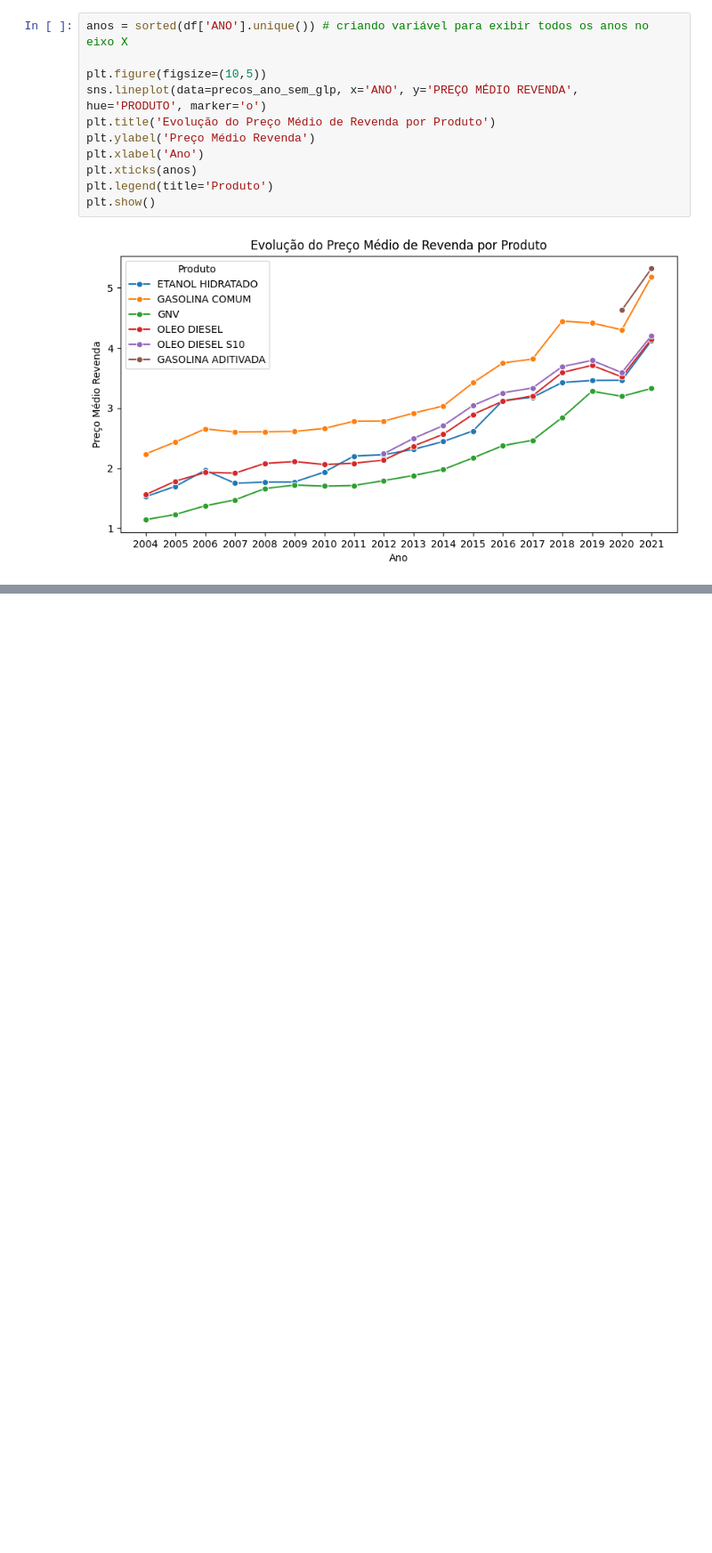
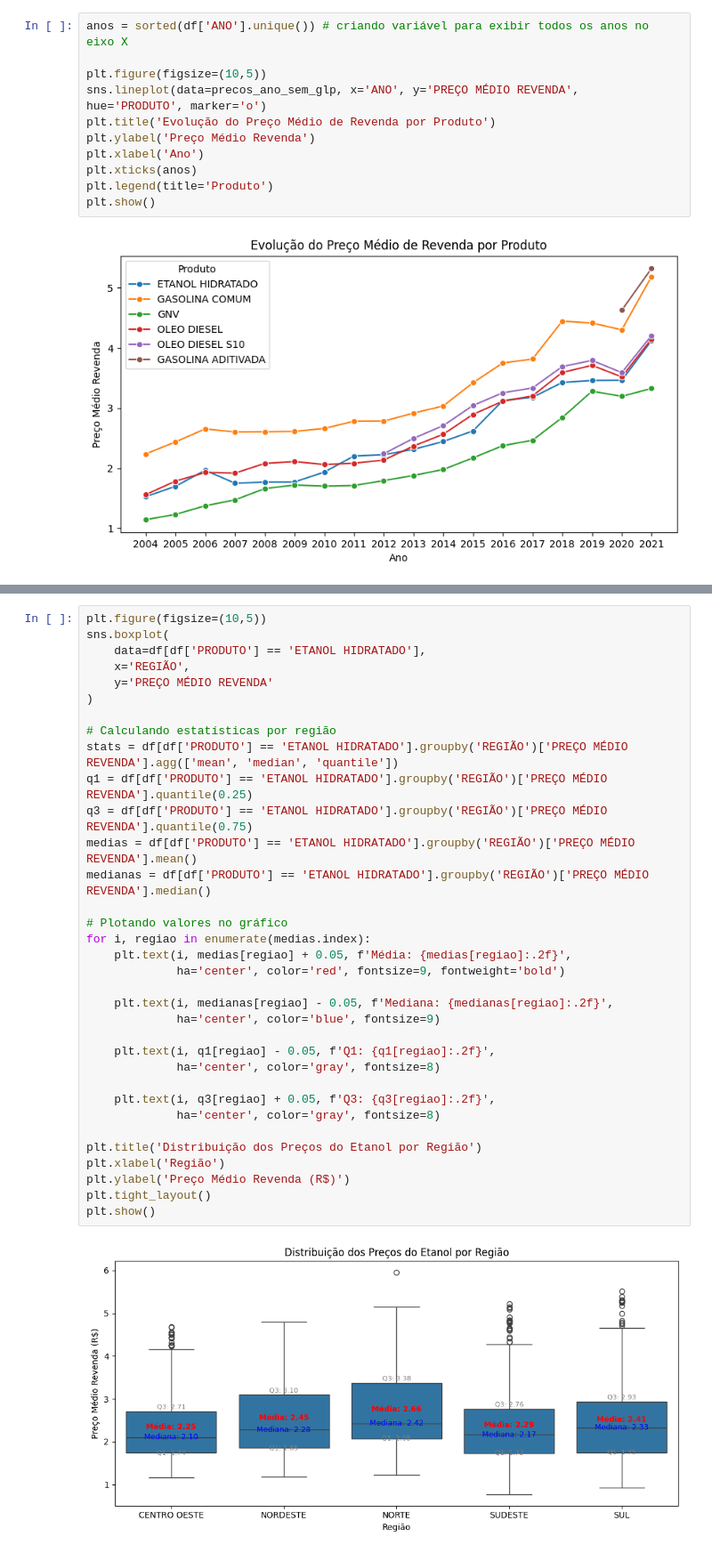
Before and after one commit to eborgesfreitas/analise-combustiveis, a Jupyter notebook: Notebooks/analise_exploratoria.ipynb, the cells around one changed output, grey strips where cells are left out. Shown at 89% size. Cells and saved outputs as stored; diff of their text form; blank space fills up the shorter version.

```diff
--- a/Notebooks/analise_exploratoria.ipynb
+++ b/Notebooks/analise_exploratoria.ipynb
@@ -172,0 +281,36 @@ plt.show()
+# %%
+plt.figure(figsize=(10,5))
+sns.boxplot(
+    data=df[df['PRODUTO'] == 'ETANOL HIDRATADO'],
+    x='REGIÃO',
+    y='PREÇO MÉDIO REVENDA'
+)
+
+# Calculando estatísticas por região
+stats = df[df['PRODUTO'] == 'ETANOL HIDRATADO'].groupby('REGIÃO')['PREÇO MÉDIO REVENDA'].agg(['mean', 'median', 'quantile'])
+q1 = df[df['PRODUTO'] == 'ETANOL HIDRATADO'].groupby('REGIÃO')['PREÇO MÉDIO REVENDA'].quantile(0.25)
+q3 = df[df['PRODUTO'] == 'ETANOL HIDRATADO'].groupby('REGIÃO')['PREÇO MÉDIO REVENDA'].quantile(0.75)
+medias = df[df['PRODUTO'] == 'ETANOL HIDRATADO'].groupby('REGIÃO')['PREÇO MÉDIO REVENDA'].mean()
+medianas = df[df['PRODUTO'] == 'ETANOL HIDRATADO'].groupby('REGIÃO')['PREÇO MÉDIO REVENDA'].median()
+
+# Plotando valores no gráfico
+for i, regiao in enumerate(medias.index):
+    plt.text(i, medias[regiao] + 0.05, f'Média: {medias[regiao]:.2f}',
+             ha='center', color='red', fontsize=9, fontweight='bold')
+
+    plt.text(i, medianas[regiao] - 0.05, f'Mediana: {medianas[regiao]:.2f}',
+             ha='center', color='blue', fontsize=9)
+
+    plt.text(i, q1[regiao] - 0.05, f'Q1: {q1[regiao]:.2f}',
+             ha='center', color='gray', fontsize=8)
+
+    plt.text(i, q3[regiao] + 0.05, f'Q3: {q3[regiao]:.2f}',
+             ha='center', color='gray', fontsize=8)
+
+plt.title('Distribuição dos Preços do Etanol por Região')
+plt.xlabel('Região')
+plt.ylabel('Preço Médio Revenda (R$)')
+plt.tight_layout()
+plt.show()
+# %% [output]
+[figure, added]
```
Also changed, not shown: parts of 10 cells of this notebook.
